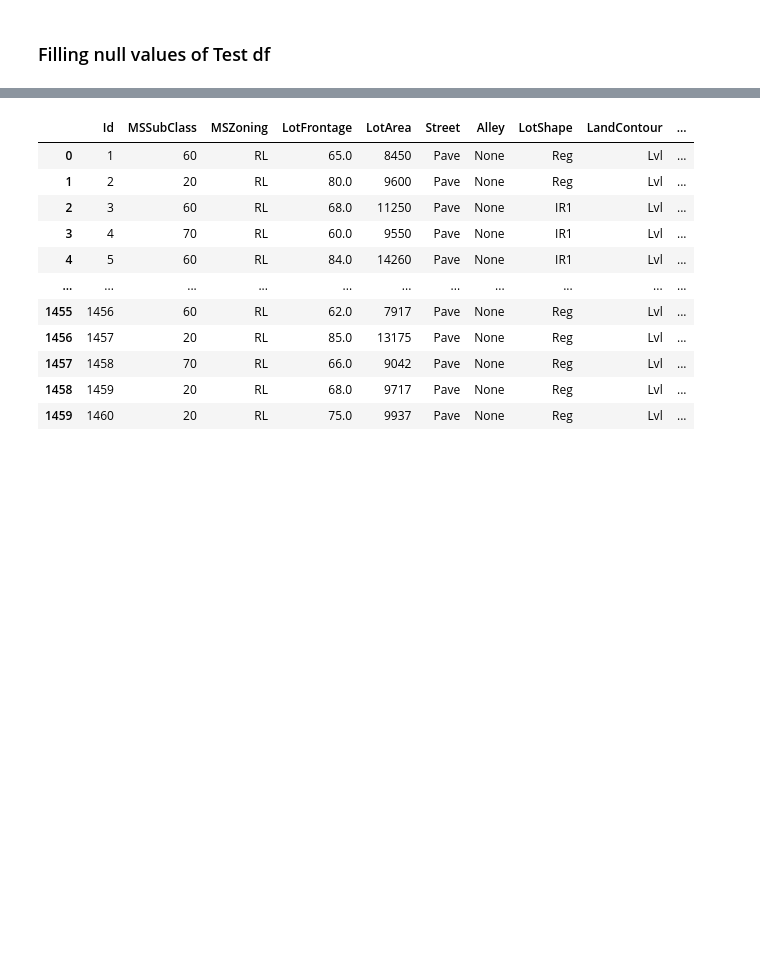
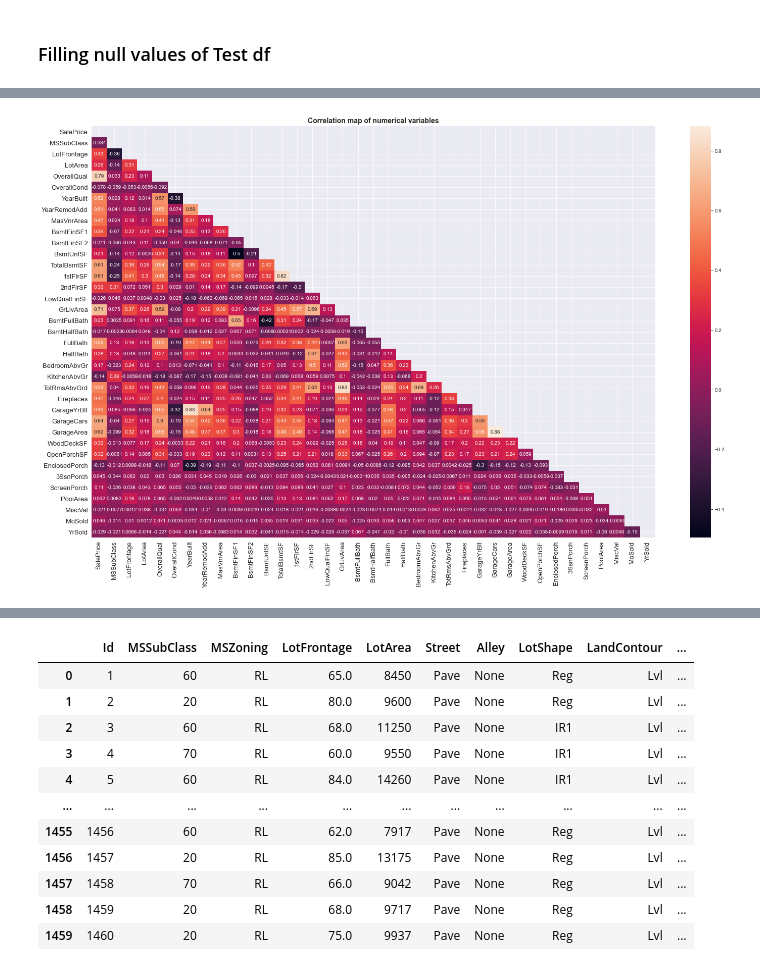
Before and after one commit to endritmustafa96/House-Prices-Prediction, a Jupyter notebook: House Prices - Advanced Regression Techniques/House_Prices_Prediction_Notebook.ipynb, the cells around one changed output, grey strips where cells are left out. Saved outputs shown, nothing was run; the diff lists cells and outputs as text; code cells hidden in the pictures; blank space fills up the shorter version.

```diff
--- a/House Prices - Advanced Regression Techniques/House_Prices_Prediction_Notebook.ipynb
+++ b/House Prices - Advanced Regression Techniques/House_Prices_Prediction_Notebook.ipynb
@@ -332,0 +240,24 @@ fill_mode(test_df,'SaleType')
+# %%
+fig, ax = plt.subplots(figsize=(25,15))
+sns.heatmap(data=train_df[['SalePrice','MSSubClass', 'LotFrontage', 'LotArea', 'OverallQual', 'OverallCond',
+       'YearBuilt', 'YearRemodAdd', 'MasVnrArea', 'BsmtFinSF1', 'BsmtFinSF2',
+       'BsmtUnfSF', 'TotalBsmtSF', '1stFlrSF', '2ndFlrSF', 'LowQualFinSF',
+       'GrLivArea', 'BsmtFullBath', 'BsmtHalfBath', 'FullBath', 'HalfBath',
+       'BedroomAbvGr', 'KitchenAbvGr', 'TotRmsAbvGrd', 'Fireplaces',
+       'GarageYrBlt', 'GarageCars', 'GarageArea', 'WoodDeckSF', 'OpenPorchSF',
+       'EnclosedPorch', '3SsnPorch', 'ScreenPorch', 'PoolArea', 'MiscVal',
+       'MoSold', 'YrSold']].corr(), annot=True, mask = np.triu(np.ones_like(train_df[['SalePrice','MSSubClass', 'LotFrontage', 'LotArea', 'OverallQual', 'OverallCond',
+       'YearBuilt', 'YearRemodAdd', 'MasVnrArea', 'BsmtFinSF1', 'BsmtFinSF2',
+       'BsmtUnfSF', 'TotalBsmtSF', '1stFlrSF', '2ndFlrSF', 'LowQualFinSF',
+       'GrLivArea', 'BsmtFullBath', 'BsmtHalfBath', 'FullBath', 'HalfBath',
+       'BedroomAbvGr', 'KitchenAbvGr', 'TotRmsAbvGrd', 'Fireplaces',
+       'GarageYrBlt', 'GarageCars', 'GarageArea', 'WoodDeckSF', 'OpenPorchSF',
+       'EnclosedPorch', '3SsnPorch', 'ScreenPorch', 'PoolArea', 'MiscVal',
+       'MoSold', 'YrSold']].corr(), dtype=bool)))
+
+plt.title('Correlation map of numerical variables', fontsize=14, fontweight = 'bold')
+plt.xticks(fontsize=13)
+plt.yticks(fontsize=13)
+plt.show()
+# %% [output]
+[figure, added]
```
Also changed, not shown: parts of 90 cells of this notebook.
